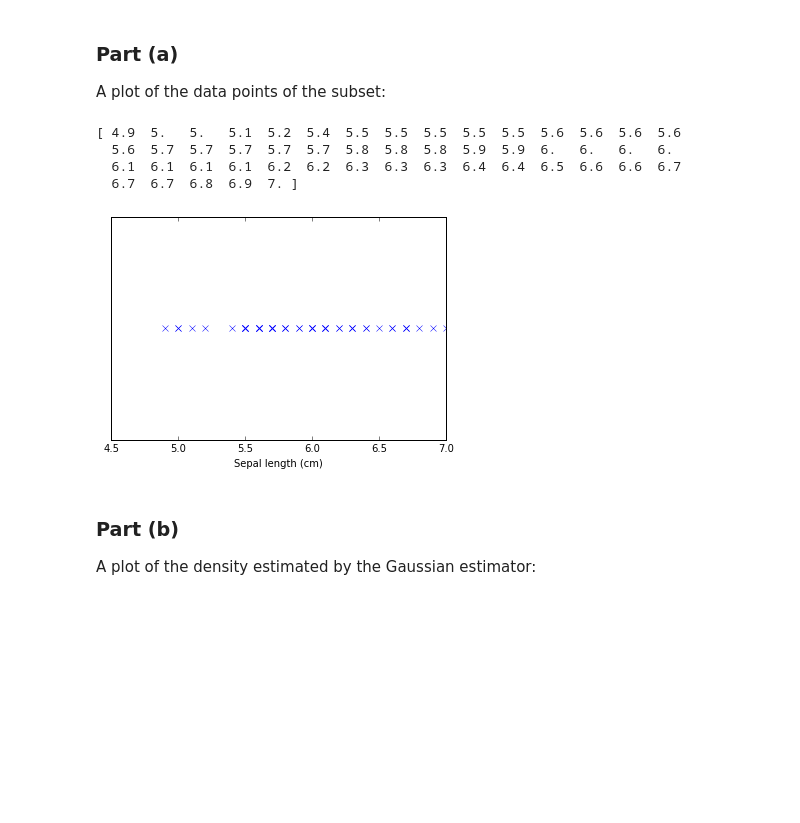
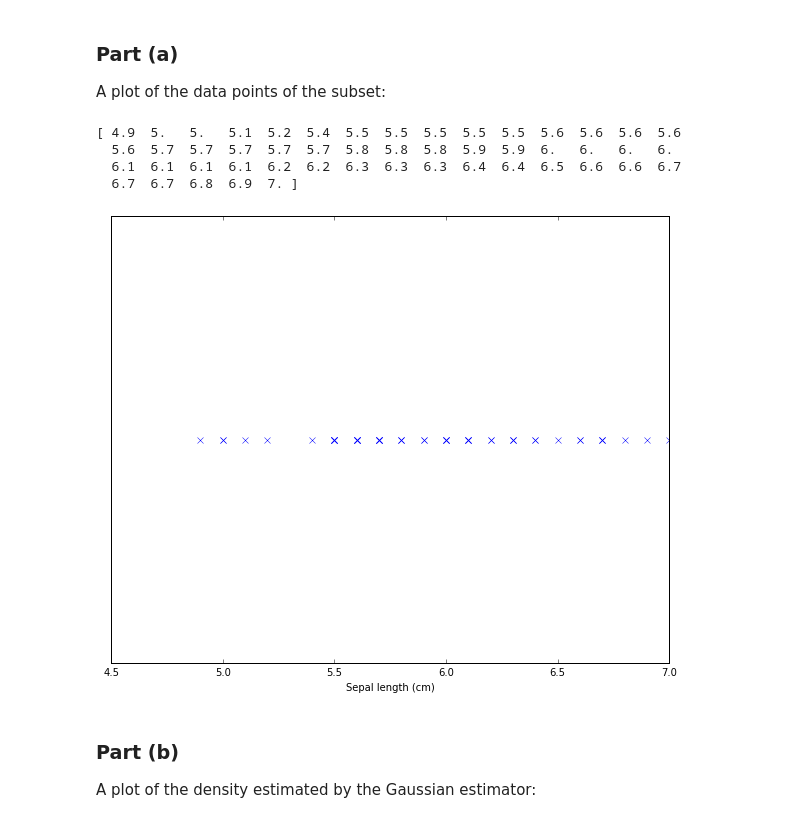
Before and after one commit to violetguos/ift6390, a Jupyter notebook: 4. Practical Part - Density Estimation.ipynb, the cells around one changed output. Cells and saved outputs as stored; diff of their text form; code cells hidden in the pictures; blank space fills up the shorter version.

```diff
--- a/4. Practical Part - Density Estimation.ipynb
+++ b/4. Practical Part - Density Estimation.ipynb
@@ -151,19 +151,21 @@ data_1d = np.array(data_1d)
 A plot of the data points of the subset:
 # %%
 import matplotlib.pyplot as plt
+# Make plots bigger
+plt.rcParams['figure.figsize'] = [10, 8]
 
 print(data_1d)
 plt.plot(data_1d, np.zeros_like(data_1d) + 0., 'x')
 plt.xlabel('Sepal length (cm)')
 plt.yticks([])
 
 plt.show()
 # %% [output]
 [ 4.9  5.   5.   5.1  5.2  5.4  5.5  5.5  5.5  5.5  5.5  5.6  5.6  5.6  5.6
   5.6  5.7  5.7  5.7  5.7  5.7  5.8  5.8  5.8  5.9  5.9  6.   6.   6.   6.
   6.1  6.1  6.1  6.1  6.2  6.2  6.3  6.3  6.3  6.4  6.4  6.5  6.6  6.6  6.7
   6.7  6.7  6.8  6.9  7. ]
-[figure, old version]
+[figure, new version]
 # %% [markdown]
 ### Part (b)
 
```
Also changed, not shown: parts of 13 cells of this notebook.
